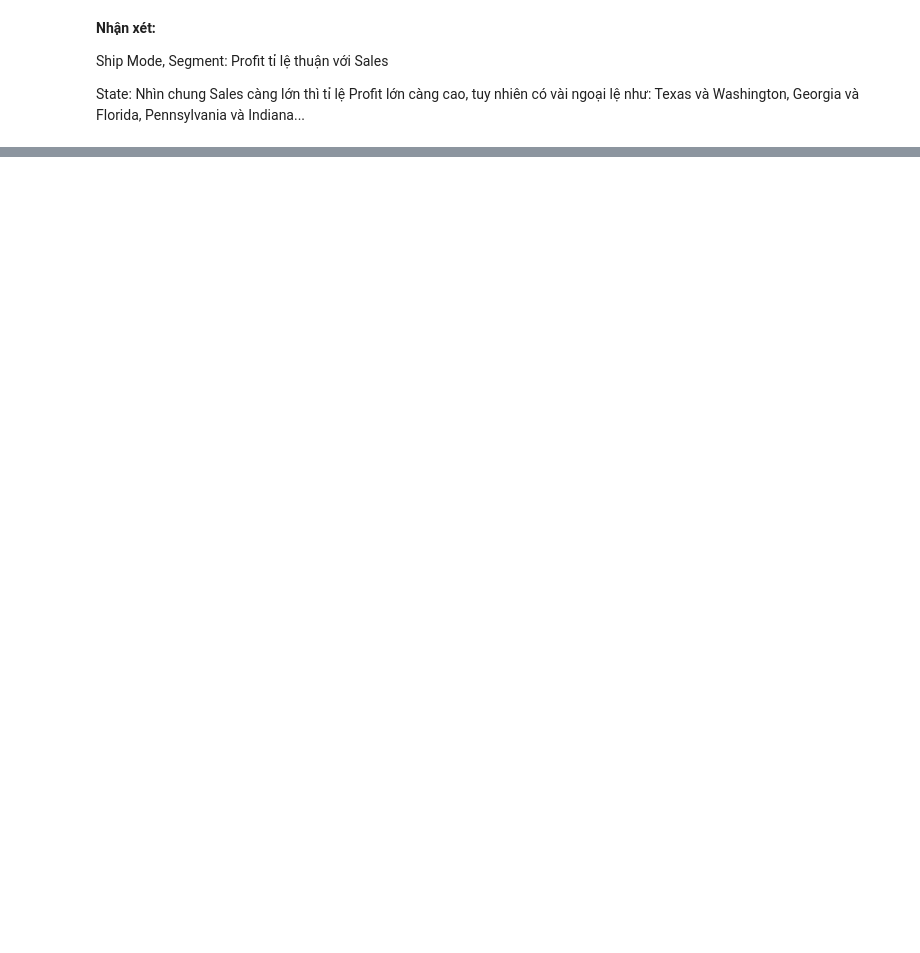
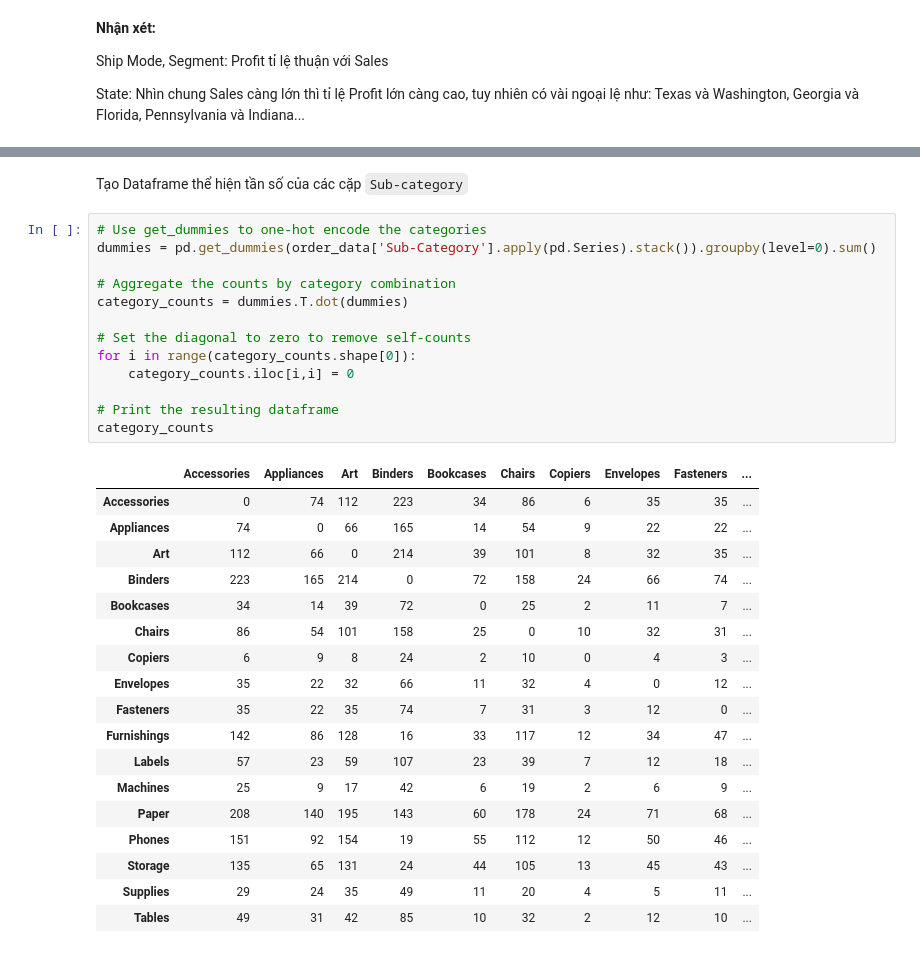
Before and after one commit to khangnl24112002/DataVisualization_Group02_Lab01, a Jupyter notebook: main.ipynb, the cells around one changed output, grey strips where cells are left out. Saved outputs shown, nothing was run; the diff lists cells and outputs as text; blank space fills up the shorter version.

```diff
--- a/main.ipynb
+++ b/main.ipynb
@@ -1222,0 +1265,34 @@ State: Nhìn chung Sales càng lớn thì tỉ lệ Profit lớn càng cao, tuy
+# %% [markdown]
+Tạo Dataframe thể hiện tần số của các cặp `Sub-category`
+# %%
+# Use get_dummies to one-hot encode the categories
+dummies = pd.get_dummies(order_data['Sub-Category'].apply(pd.Series).stack()).groupby(level=0).sum()
+
+# Aggregate the counts by category combination
+category_counts = dummies.T.dot(dummies)
+
+# Set the diagonal to zero to remove self-counts
+for i in range(category_counts.shape[0]):
+    category_counts.iloc[i,i] = 0
+
+# Print the resulting dataframe
+category_counts
+# %% [output]
+|  | Accessories | Appliances | Art | Binders | Bookcases | Chairs | Copiers | Envelopes | Fasteners | ... |
+| Accessories | 0 | 74 | 112 | 223 | 34 | 86 | 6 | 35 | 35 | ... |
+| Appliances | 74 | 0 | 66 | 165 | 14 | 54 | 9 | 22 | 22 | ... |
+| Art | 112 | 66 | 0 | 214 | 39 | 101 | 8 | 32 | 35 | ... |
+| Binders | 223 | 165 | 214 | 0 | 72 | 158 | 24 | 66 | 74 | ... |
+| Bookcases | 34 | 14 | 39 | 72 | 0 | 25 | 2 | 11 | 7 | ... |
+| Chairs | 86 | 54 | 101 | 158 | 25 | 0 | 10 | 32 | 31 | ... |
+| Copiers | 6 | 9 | 8 | 24 | 2 | 10 | 0 | 4 | 3 | ... |
+| Envelopes | 35 | 22 | 32 | 66 | 11 | 32 | 4 | 0 | 12 | ... |
+| Fasteners | 35 | 22 | 35 | 74 | 7 | 31 | 3 | 12 | 0 | ... |
+| Furnishings | 142 | 86 | 128 | 16 | 33 | 117 | 12 | 34 | 47 | ... |
+| Labels | 57 | 23 | 59 | 107 | 23 | 39 | 7 | 12 | 18 | ... |
+| Machines | 25 | 9 | 17 | 42 | 6 | 19 | 2 | 6 | 9 | ... |
+| Paper | 208 | 140 | 195 | 143 | 60 | 178 | 24 | 71 | 68 | ... |
+| Phones | 151 | 92 | 154 | 19 | 55 | 112 | 12 | 50 | 46 | ... |
+| Storage | 135 | 65 | 131 | 24 | 44 | 105 | 13 | 45 | 43 | ... |
+| Supplies | 29 | 24 | 35 | 49 | 11 | 20 | 4 | 5 | 11 | ... |
+| Tables | 49 | 31 | 42 | 85 | 10 | 32 | 2 | 12 | 10 | ... |
```
Also changed, not shown: parts of 26 cells of this notebook.
